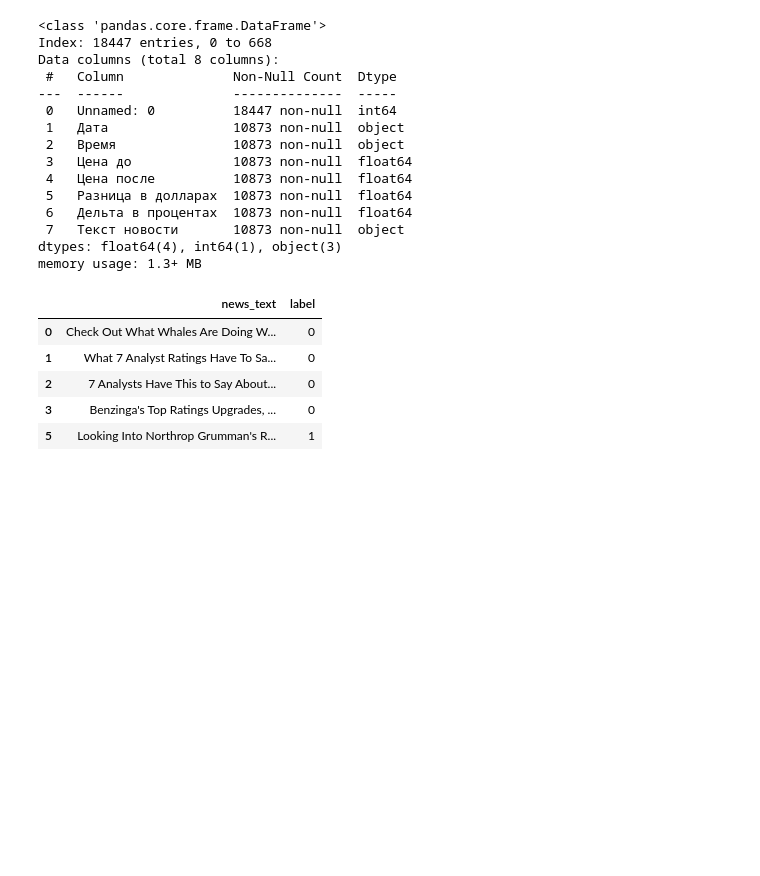
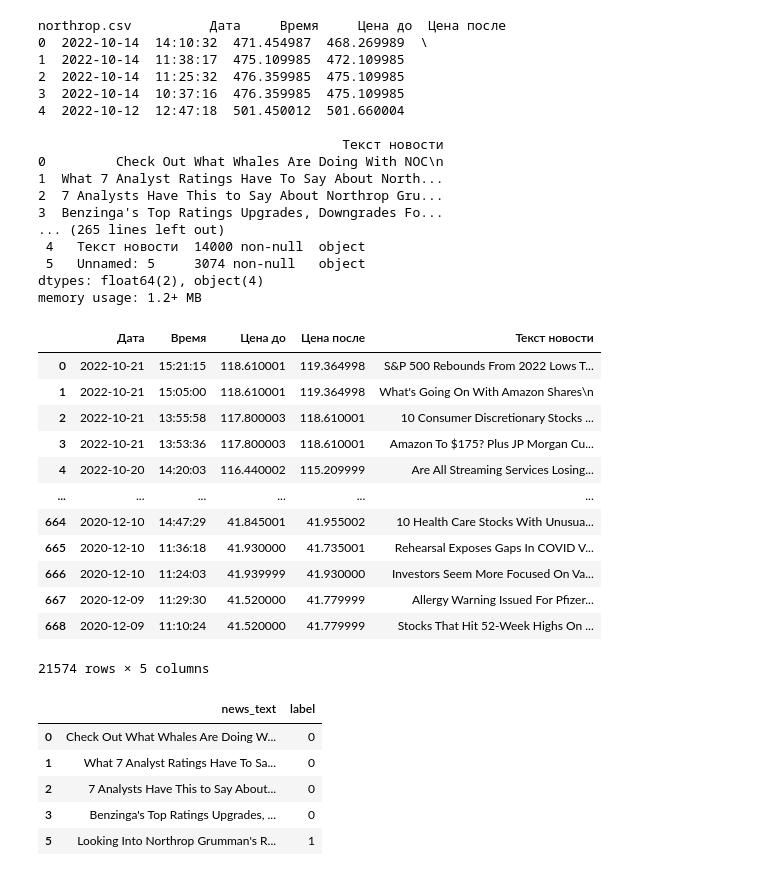
Before and after one commit to Alexa201228/Shares_price_prediction, a Jupyter notebook: Another fine tuning experiment.ipynb, the cells around one changed output. Cells and saved outputs as stored; diff of their text form; code cells hidden in the pictures; blank space fills up the shorter version.

Commit message:
Adding new data for training

```diff
--- a/Another fine tuning experiment.ipynb
+++ b/Another fine tuning experiment.ipynb
@@ -37,27 +41,45 @@ import evaluate
 # %%
-df = pd.read_csv("data/amazon.csv")
-
+df = pd.read_csv("data/amazon.csv", delimiter=";")
+df.drop(columns=[df.columns[0], "Разница в долларах", "Дельта в процентах"], axis=1, inplace=True)
 for root, _, files in os.walk("data"):
     for filename in files:
-        temp_df = pd.read_csv(os.path.join(root, filename))
+        temp_df = pd.read_csv(os.path.join(root, filename), delimiter=";")
+        temp_df.drop(columns=[temp_df.columns[0], "Разница в долларах", "Дельта в процентах"], axis=1, inplace=True, errors="ignore")
+        print(filename, temp_df.head())
         df = pd.concat([df, temp_df], axis=0, sort=False)
 
 df.info()
+df.drop(columns=[df.columns[5]])
 # %% [output]
-<class 'pandas.core.frame.DataFrame'>
-Index: 18447 entries, 0 to 668
-Data columns (total 8 columns):
- #   Column              Non-Null Count  Dtype
----  ------              --------------  -----
- 0   Unnamed: 0          18447 non-null  int64
- 1   Дата                10873 non-null  object
- 2   Время               10873 non-null  object
- 3   Цена до             10873 non-null  float64
- 4   Цена после          10873 non-null  float64
- 5   Разница в долларах  10873 non-null  float64
- 6   Дельта в процентах  10873 non-null  float64
- 7   Текст новости       10873 non-null  object
-dtypes: float64(4), int64(1), object(3)
-memory usage: 1.3+ MB
+northrop.csv          Дата     Время     Цена до  Цена после
+0  2022-10-14  14:10:32  471.454987  468.269989  \
+1  2022-10-14  11:38:17  475.109985  472.109985
+2  2022-10-14  11:25:32  476.359985  475.109985
+3  2022-10-14  10:37:16  476.359985  475.109985
+4  2022-10-12  12:47:18  501.450012  501.660004
+
+                                       Текст новости
+0         Check Out What Whales Are Doing With NOC\n
+1  What 7 Analyst Ratings Have To Say About North...
+2  7 Analysts Have This to Say About Northrop Gru...
+3  Benzinga's Top Ratings Upgrades, Downgrades Fo...
+... (265 lines left out)
+ 4   Текст новости  14000 non-null  object
+ 5   Unnamed: 5     3074 non-null   object
+dtypes: float64(2), object(4)
+memory usage: 1.2+ MB
+|  | Дата | Время | Цена до | Цена после | Текст новости |
+| 0 | 2022-10-21 | 15:21:15 | 118.610001 | 119.364998 | S&P 500 Rebounds From 2022 Lows T... |
+| 1 | 2022-10-21 | 15:05:00 | 118.610001 | 119.364998 | What's Going On With Amazon Shares\n |
+| 2 | 2022-10-21 | 13:55:58 | 117.800003 | 118.610001 | 10 Consumer Discretionary Stocks ... |
+| 3 | 2022-10-21 | 13:53:36 | 117.800003 | 118.610001 | Amazon To $175? Plus JP Morgan Cu... |
+| 4 | 2022-10-20 | 14:20:03 | 116.440002 | 115.209999 | Are All Streaming Services Losing... |
+| ... | ... | ... | ... | ... | ... |
+| 664 | 2020-12-10 | 14:47:29 | 41.845001 | 41.955002 | 10 Health Care Stocks With Unusua... |
+| 665 | 2020-12-10 | 11:36:18 | 41.930000 | 41.735001 | Rehearsal Exposes Gaps In COVID V... |
+| 666 | 2020-12-10 | 11:24:03 | 41.939999 | 41.930000 | Investors Seem More Focused On Va... |
+| 667 | 2020-12-09 | 11:29:30 | 41.520000 | 41.779999 | Allergy Warning Issued For Pfizer... |
+| 668 | 2020-12-09 | 11:10:24 | 41.520000 | 41.779999 | Stocks That Hit 52-Week Highs On ... |
+21574 rows × 5 columns
 # %%
 df = df.drop_duplicates(subset=["Текст новости"], keep=False)
```
Also changed, not shown: parts of 14 cells of this notebook, 21 other files.
